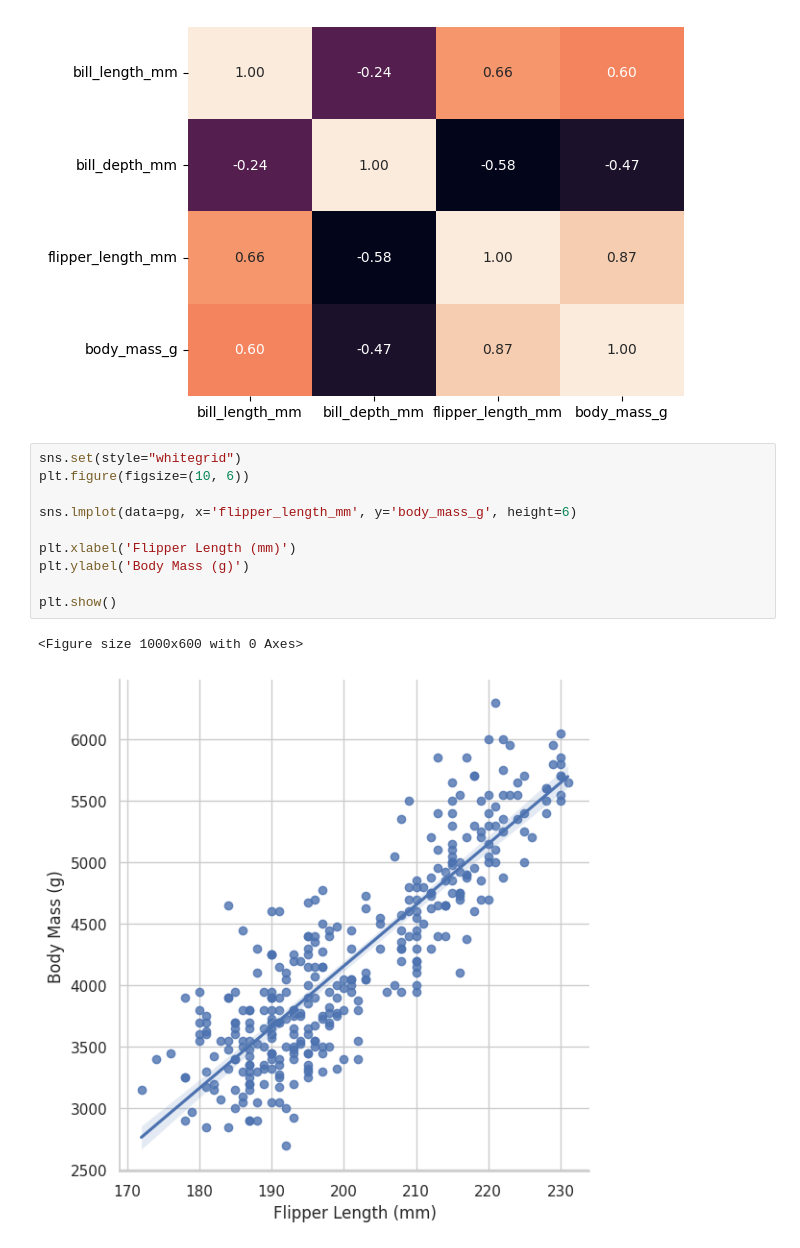
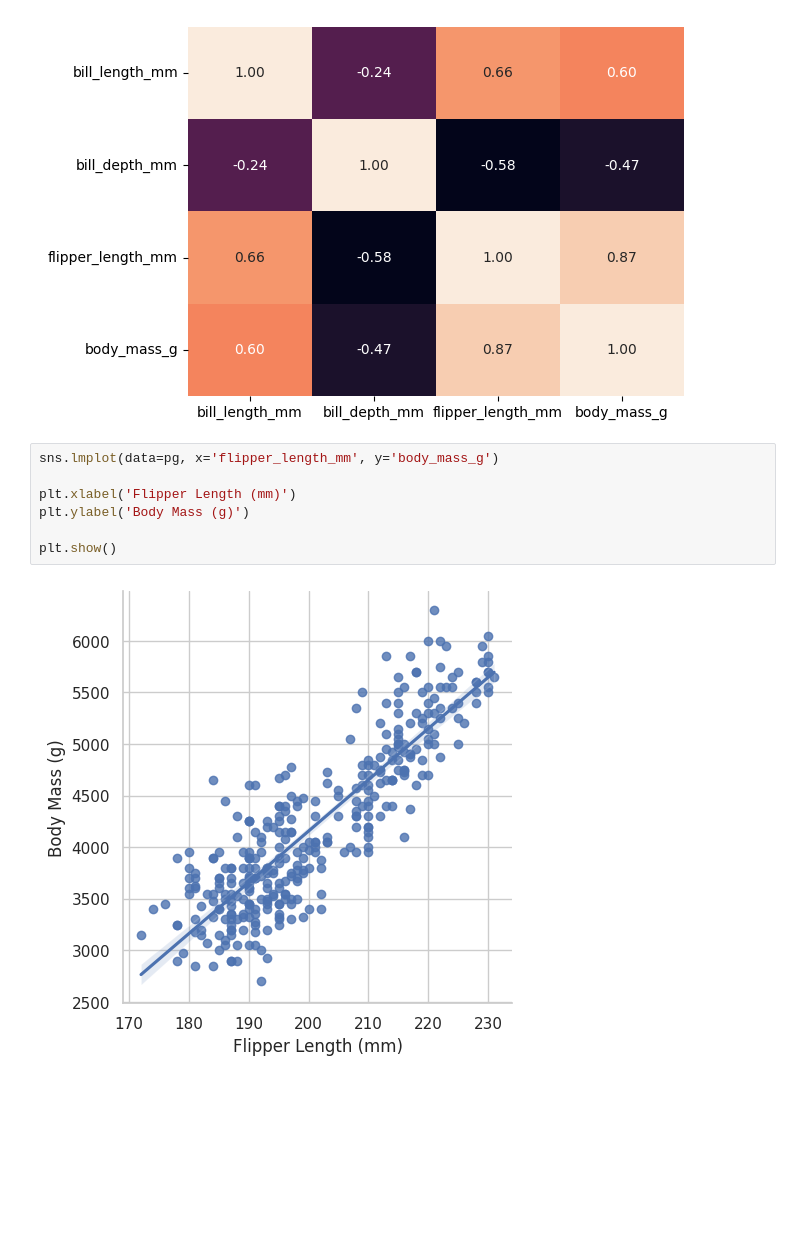
Before and after one commit to seonghaiiiii/aipython, a Jupyter notebook: 240111.ipynb, the cells around one changed output. Cells and saved outputs as stored; diff of their text form; blank space fills up the shorter version.

```diff
--- a/240111.ipynb
+++ b/240111.ipynb
@@ -327,15 +322,11 @@ plt.show()
 # %% [output]
 [figure]
 # %%
-sns.set(style="whitegrid")
-plt.figure(figsize=(10, 6))
-
-sns.lmplot(data=pg, x='flipper_length_mm', y='body_mass_g', height=6)
+sns.lmplot(data=pg, x='flipper_length_mm', y='body_mass_g')
 
 plt.xlabel('Flipper Length (mm)')
 plt.ylabel('Body Mass (g)')
 
 plt.show()
 # %% [output]
-<Figure size 1000x600 with 0 Axes>
-[figure, old version]
+[figure, new version]
```
Also changed, not shown: parts of 2 cells of this notebook.
